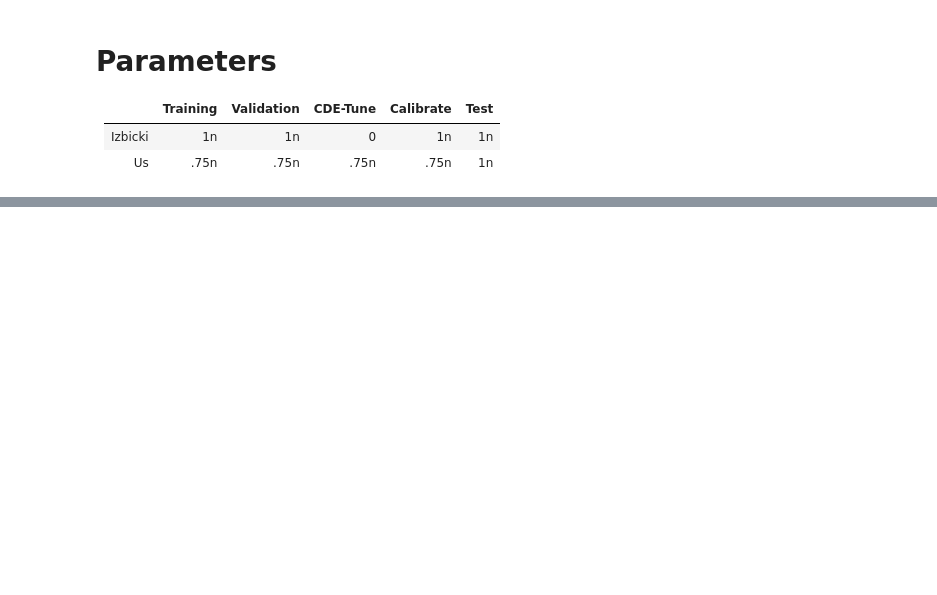
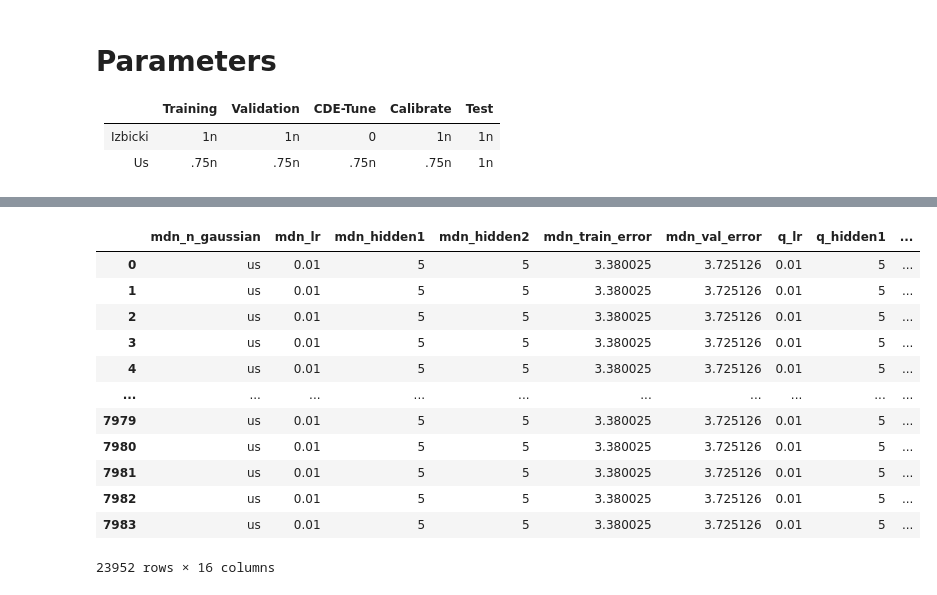
Before and after one commit to zhao-david/CDE-conformal, a Jupyter notebook: scratch/CDE-conformal-code.ipynb, the cells around one changed output, grey strips where cells are left out. Drawn from its saved outputs; the diff is of its cells as text; code cells hidden in the pictures; blank space fills up the shorter version.

```diff
--- a/scratch/CDE-conformal-code.ipynb
+++ b/scratch/CDE-conformal-code.ipynb
@@ -549,0 +663,3 @@ def inner_process_izbicki(data_all,
+# %%
+hpd_predict_grid_test_us = lc.hpd_grid(cde_test_us.detach().numpy(),
+                               z_delta = y_delta_us)
@@ -549,0 +679,27 @@ def inner_process_izbicki(data_all,
+# %%
+v_us, v_raw_us, e_us = lc.difference_validity_and_efficiency(
+                                 true_cde = true_cde_test_us,
+                                 predict_grid = hpd_predict_grid_test_us,
+                                 true_grid = true_hpd_test_us,
+                                 thresholds_predict = thresholds_hpd_test_us,
+                                 thresholds_true = true_thresholds_test_us,
+                                 df_cs_grouping = df_cs_group_test_us,
+                                 true_grouping = g_test_us.numpy().ravel(),
+                                 expected_prop = conformal_quantiles,
+                                 z_delta = y_delta_us,
+                                 verbose = False)
+# %%
+info_left = pd.DataFrame(data = {"mdn_n_gaussian": np.array(["us"]),
+                                   "mdn_lr": lr_1,
+                                   "mdn_hidden1": hidden1_1,
+                                   "mdn_hidden2": hidden2_1,
+                                   "mdn_train_error": train_error_us.detach().numpy(),
+                                   "mdn_val_error": val_error_us.detach().numpy(),
+                                    "q_lr": lr_2,
+                                   "q_hidden1": hidden1_2,
+                                   "q_hidden2": hidden2_2,
+                                   "q_train_error": q_train_error_us.detach().numpy(),
+                                   "q_val_error": q_val_error_us.detach().numpy(),
+                                   "k": k_val})
+
+out = _combine_pivot_long_with_info(info_left, v_us, v_raw_us, e_us)
@@ -707,0 +898,29 @@ def inner_process_us(data_all, k_range, n_gaussians_range, lr_range,
+# %%
+us_out = inner_process_us(data_all = data_all,
+                      k_range = k_range_us[0:2],
+                      n_gaussians_range = n_guassians_range[0:2],
+                      lr_range = lr_range[0:2],
+                      hidden_range = hidden_range[0:2],
+                      verbose = True,
+                      epochs = 10000,
+                      y_range = np.array([-200,200]).reshape((-1,1)),
+                      y_splits = 10000,
+                      quantiles = np.arange(1,500)/500,
+                      conformal_quantiles = np.arange(1,500)/500,
+                      t_range_size = 500)
+# %%
+us_out
+# %% [output]
+|  | mdn_n_gaussian | mdn_lr | mdn_hidden1 | mdn_hidden2 | mdn_train_error | mdn_val_error | q_lr | q_hidden1 | ... |
+| 0 | us | 0.01 | 5 | 5 | 3.380025 | 3.725126 | 0.01 | 5 | ... |
+| 1 | us | 0.01 | 5 | 5 | 3.380025 | 3.725126 | 0.01 | 5 | ... |
+| 2 | us | 0.01 | 5 | 5 | 3.380025 | 3.725126 | 0.01 | 5 | ... |
+| 3 | us | 0.01 | 5 | 5 | 3.380025 | 3.725126 | 0.01 | 5 | ... |
+| 4 | us | 0.01 | 5 | 5 | 3.380025 | 3.725126 | 0.01 | 5 | ... |
+| ... | ... | ... | ... | ... | ... | ... | ... | ... | ... |
+| 7979 | us | 0.01 | 5 | 5 | 3.380025 | 3.725126 | 0.01 | 5 | ... |
+| 7980 | us | 0.01 | 5 | 5 | 3.380025 | 3.725126 | 0.01 | 5 | ... |
+| 7981 | us | 0.01 | 5 | 5 | 3.380025 | 3.725126 | 0.01 | 5 | ... |
+| 7982 | us | 0.01 | 5 | 5 | 3.380025 | 3.725126 | 0.01 | 5 | ... |
+| 7983 | us | 0.01 | 5 | 5 | 3.380025 | 3.725126 | 0.01 | 5 | ... |
+23952 rows × 16 columns
```
Also changed, not shown: parts of 47 cells of this notebook.
